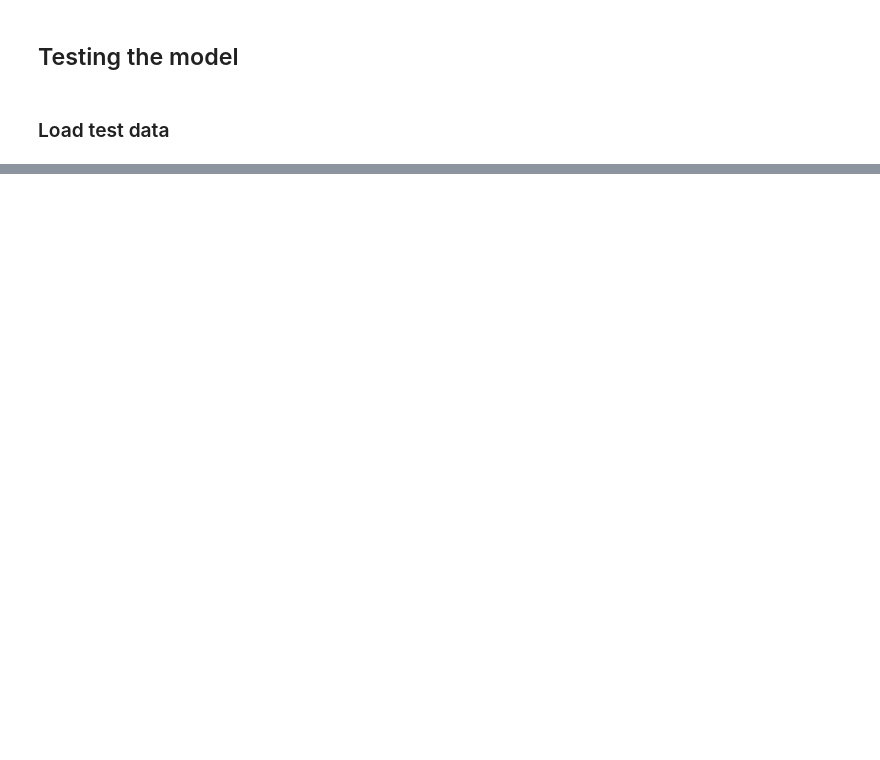
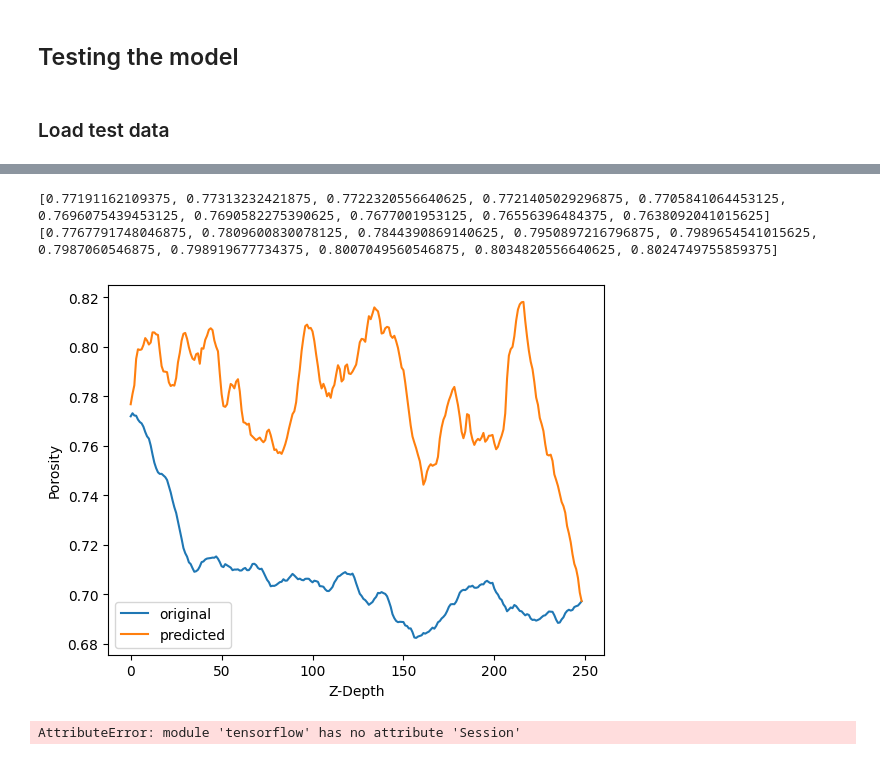
Before and after one commit to Muk4g3n/3D-Reconstruction, a Jupyter notebook: main- youcef copy.ipynb, the cells around one changed output, grey strips where cells are left out. Cells and saved outputs as stored; diff of their text form; code cells hidden in the pictures; blank space fills up the shorter version.

```diff
--- a/main- youcef copy.ipynb
+++ b/main- youcef copy.ipynb
@@ -656,2 +665,2 @@ reconstruction.save(save_folder="M-3D-PMRNN-trained")
 # %%
-saved = Reconstruction.load(save_folder=f"M-3D-PMRNN-trained")
+reconstruction = Reconstruction.load(save_folder=f"M-3D-PMRNN-trained")
@@ -699,0 +736,32 @@ for i in range(n):
+# %%
+#from skimage.metrics import mean_squared_error
+def porosity(im):
+    threshold = 0.5  # Adjust the threshold as needed
+
+    # Calculate the porosity using NumPy operations
+    porosity = 1 - np.mean(im <= threshold)
+    return porosity
+
+def calculate_mae(list1, list2):
+    if len(list1) != len(list2):
+        raise ValueError("Both lists must have the same length.")
+
+    n = len(list1)
+    mae = sum(abs(y1 - y2) for y1, y2 in zip(list1, list2)) / n
+    return mae
+
+# def calculate_mse(list1, list2):
+#     if len(list1) != len(list2):
+#         raise ValueError("Both lists must have the same length.")
+
+#     mse = np.mean([mean_squared_error(img1, img2) for img1, img2 in zip(list1, list2)])
+#     return mse
+# %%
+por = [porosity(im) for im in testing]
+print(por[:10])
+
+por2 = [porosity(im) for im in Topredict]
+print(por2[:10])
+# %% [output]
+[0.77191162109375, 0.77313232421875, 0.7722320556640625, 0.7721405029296875, 0.7705841064453125, 0.7696075439453125, 0.7690582275390625, 0.7677001953125, 0.76556396484375, 0.7638092041015625]
+[0.7767791748046875, 0.7809600830078125, 0.7844390869140625, 0.7950897216796875, 0.7989654541015625, 0.7987060546875, 0.798919677734375, 0.8007049560546875, 0.8034820556640625, 0.8024749755859375]
@@ -700,3 +776,28 @@ for i in range(n):
+# %%
+# Create the plot
+plt.plot(range(len(testing)), por, label='original')
+plt.plot(range(len(testing)), por2, label='predicted')
+
+# Add labels and a legend
+plt.xlabel('Z-Depth')
+plt.ylabel('Porosity')
+plt.legend()
+
+# Display the plot
+plt.show()
+# %% [output]
+[figure, added]
+# %%
+to_plot = calculate_mae(por,por2)
+# Convert the TensorFlow tensor to a NumPy array
+with tf.Session() as sess:
+    x_np = to_plot.eval()
+print(x_np)
+
+# to_plot2 = calculate_mse(por,por2)
+# print(to_plot2)
+# %% [output]
+AttributeError: module 'tensorflow' has no attribute 'Session'
 # %%
 # reconstruction.Generate.save('reconstruction_10batch_10epochs.h5')
 # %%
```
Also changed, not shown: parts of 10 cells of this notebook, 8 other files.
